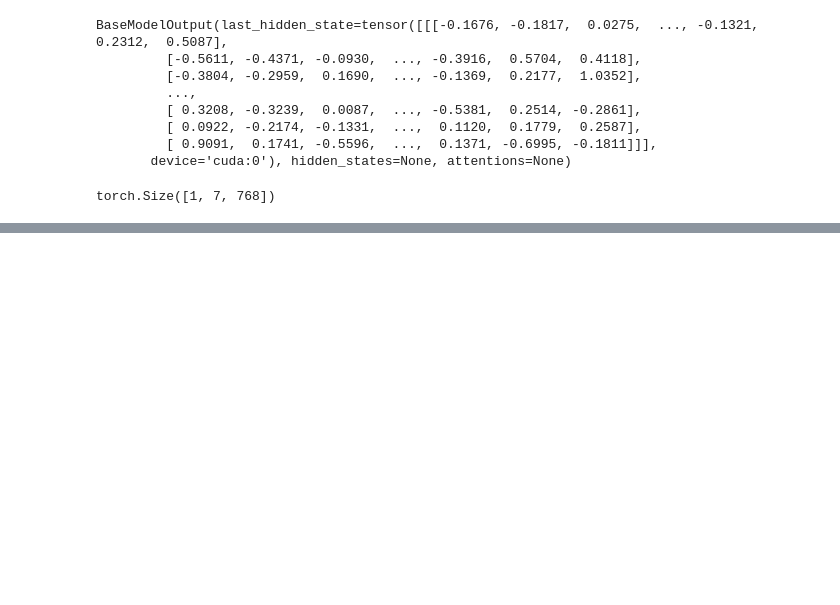
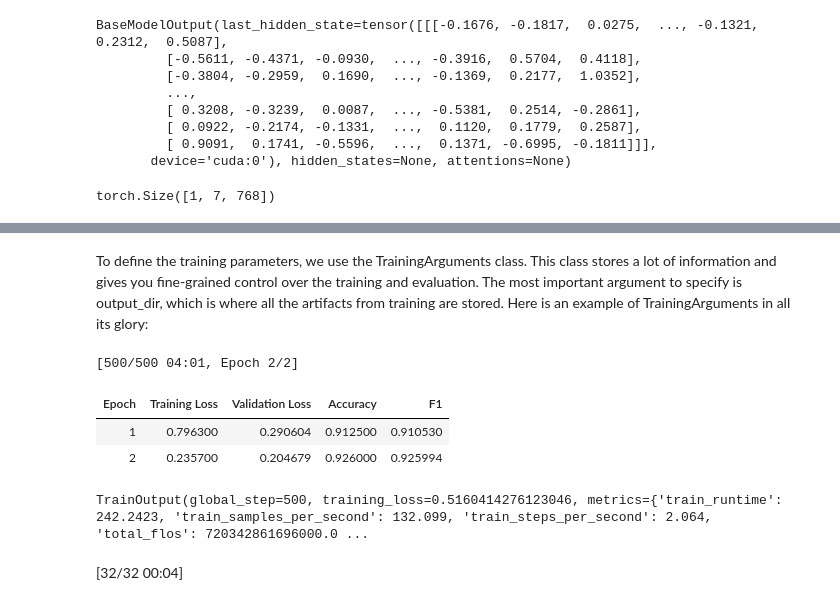
Before and after one commit to Rachinder3/Natural-Language-Processing-with-Transformers, a Jupyter notebook: 2_Text_Classification.ipynb, the cells around one changed output, grey strips where cells are left out. Saved outputs shown, nothing was run; the diff lists cells and outputs as text; code cells hidden in the pictures; blank space fills up the shorter version.

```diff
--- a/2_Text_Classification.ipynb
+++ b/2_Text_Classification.ipynb
@@ -583,0 +696,2 @@ torch.Size([1, 7, 768])
+# %%
+model = (AutoModelForSequenceClassification.from_pretrained(model_ckpt,num_labels= num_labels).to(device))
@@ -583,0 +722,9 @@ torch.Size([1, 7, 768])
+# %%
+def compute_metrics(pred):
+  labels = pred.label_ids
+  preds = pred.predictions.argmax(-1)
+  f1 = f1_score(labels, preds, average = "weighted")
+  acc  = accuracy_score(labels, preds)
+  return {"accuracy":acc, "f1":f1}
+# %% [markdown]
+To define the training parameters, we use the TrainingArguments class. This class stores a lot of information and gives you fine-grained control over the training and evaluation. The most important argument to specify is output_dir, which is where all the artifacts from training are stored. Here is an example of TrainingArguments in all its glory:
@@ -583,0 +733,34 @@ torch.Size([1, 7, 768])
+# %%
+batch_size = 64
+logging_steps = len(emotions_encoded["train"]) // batch_size
+model_name = f"{model_ckpt}-finetuned-emotion"
+
+training_args = TrainingArguments(output_dir=model_name,
+                                  num_train_epochs=2,
+                                  learning_rate=2e-5,
+                                  per_device_train_batch_size=batch_size,
+                                  per_device_eval_batch_size=batch_size,
+                                  weight_decay=0.01,
+                                  evaluation_strategy="epoch",
+                                  disable_tqdm=False,
+                                  logging_steps=logging_steps,
+                                  push_to_hub=False,
+                                  log_level="error")
+# %%
+trainer = Trainer(model=model, args=training_args,
+                  compute_metrics=compute_metrics,
+                  train_dataset=emotions_encoded["train"],
+                  eval_dataset=emotions_encoded["validation"],
+                  tokenizer=tokenizer)
+# %%
+trainer.train()
+# %% [output]
+[500/500 04:01, Epoch 2/2]
+| Epoch | Training Loss | Validation Loss | Accuracy | F1 |
+| 1 | 0.796300 | 0.290604 | 0.912500 | 0.910530 |
+| 2 | 0.235700 | 0.204679 | 0.926000 | 0.925994 |
+TrainOutput(global_step=500, training_loss=0.5160414276123046, metrics={'train_runtime': 242.2423, 'train_samples_per_second': 132.099, 'train_steps_per_second': 2.064, 'total_flos': 720342861696000.0 ...
+# %%
+predictions = trainer.predict(emotions_encoded['validation'])
+# %% [output]
+[32/32 00:04]
```
Also changed, not shown: parts of 37 cells of this notebook.
